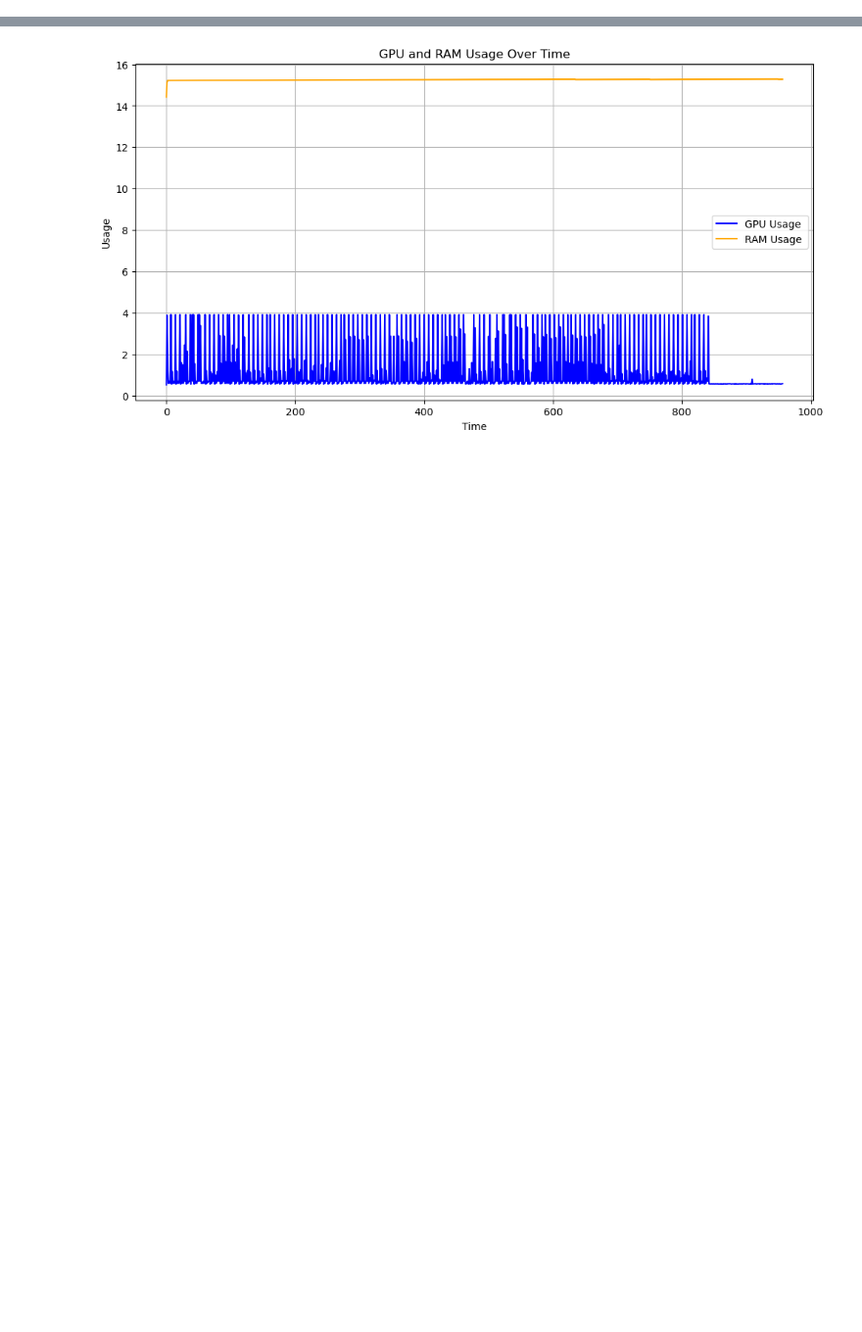
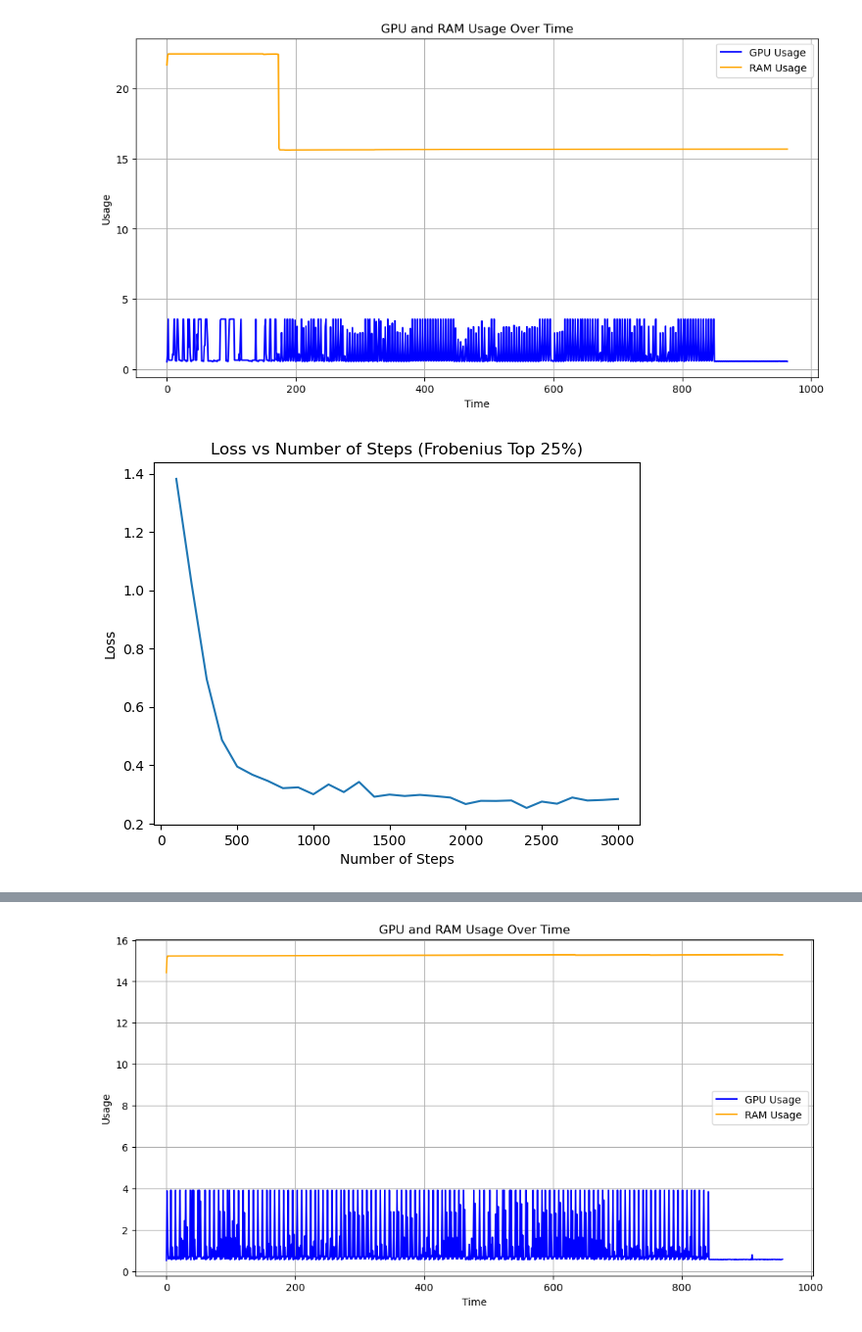
Before and after one commit to Matthew-Elbert/Selective-LoRA-Update-for-Memory-Efficient-LLM-Fine-Tuning, a Jupyter notebook: magnitude/plotting_memory.ipynb, the cells around one changed output, grey strips where cells are left out. Shown at 98% size. Cells and saved outputs as stored; diff of their text form; code cells hidden in the pictures; blank space fills up the shorter version.

```diff
--- a/magnitude/plotting_memory.ipynb
+++ b/magnitude/plotting_memory.ipynb
@@ -42,0 +78,7 @@ plot('results_fro_top_50.0%_20260303_135815')
+# %%
+plot('results_fro_top_25.0%_20260308_142243')
+plot_loss('results_fro_top_25.0%_20260308_142243', 'Frobenius Top 25%')
+plot_conf_matrix('results_fro_top_25.0%_20260308_142243', 'Frobenius Top 25%')
+# %% [output]
+[figure, added]
+[figure, added]
```
Also changed, not shown: parts of 15 cells of this notebook.
